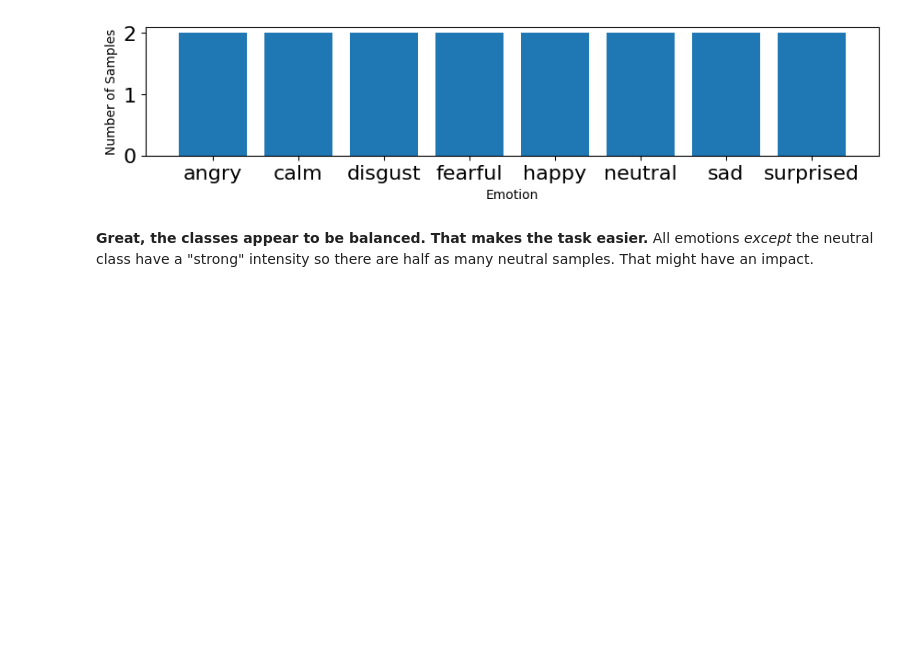
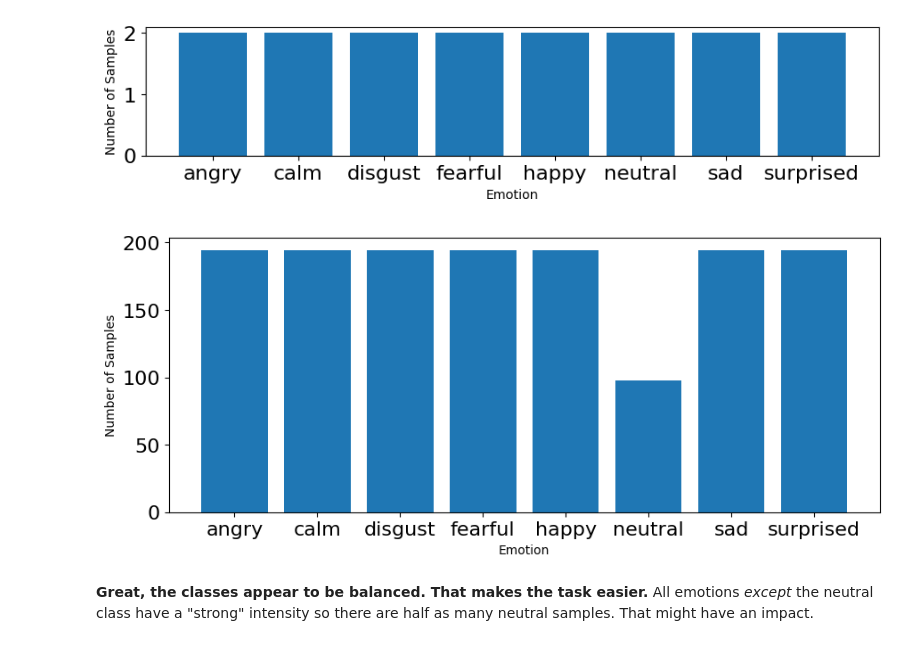
Before and after one commit to Stephy-Wong/Week3-ClassicML, a Jupyter notebook: Week_3_MachineLearning.ipynb, the cells around one changed output. Saved outputs shown, nothing was run; the diff lists cells and outputs as text; code cells hidden in the pictures; blank space fills up the shorter version.

```diff
--- a/Week_3_MachineLearning.ipynb
+++ b/Week_3_MachineLearning.ipynb
@@ -289,4 +350,8 @@ emotions=pd.read_csv('emotionsRavdess.csv',index_col=0)
 my_features=pd.read_csv('myFeaturesRavdess.csv',index_col=0)
 my_emotions=pd.read_csv('myEmotionsRavdess.csv',index_col=0)
+# %%
+# Combined dataset
+merged_features=pd.read_csv('mergedFeaturesRavdess.csv',index_col=0)
+merged_emotions=pd.read_csv('mergedEmotionsRavdess.csv',index_col=0)
 # %% [markdown]
 let's see if they have been loaded correctly!
@@ -340,6 +420,21 @@ plt.ylabel('Number of Samples')
 plt.show()
 # %% [output]
 [figure]
+# %%
+# Combined dataset
+# plot emotions
+plt.figure(figsize=(35,4))
+plt.subplot(1,3,1)
+#np.unique returns ordered list of unique elements and count of each element
+merged_emotion_list, merged_count = np.unique(merged_emotions, return_counts=True)
+plt.bar(x=range(8), height=merged_count)
+plt.xticks(ticks=range(8), labels = [merged_emotion for merged_emotion in merged_emotion_list],fontsize=10)
+plt.xlabel('Emotion')
+plt.tick_params(labelsize=16)
+plt.ylabel('Number of Samples')
+plt.show()
+# %% [output]
+[figure, added]
 # %% [markdown]
 **Great, the classes appear to be balanced. That makes the task easier.** All emotions _except_ the neutral class have a "strong" intensity so there are half as many neutral samples. That might have an impact.
 # %% [markdown]
```
Also changed, not shown: parts of 40 cells of this notebook.
